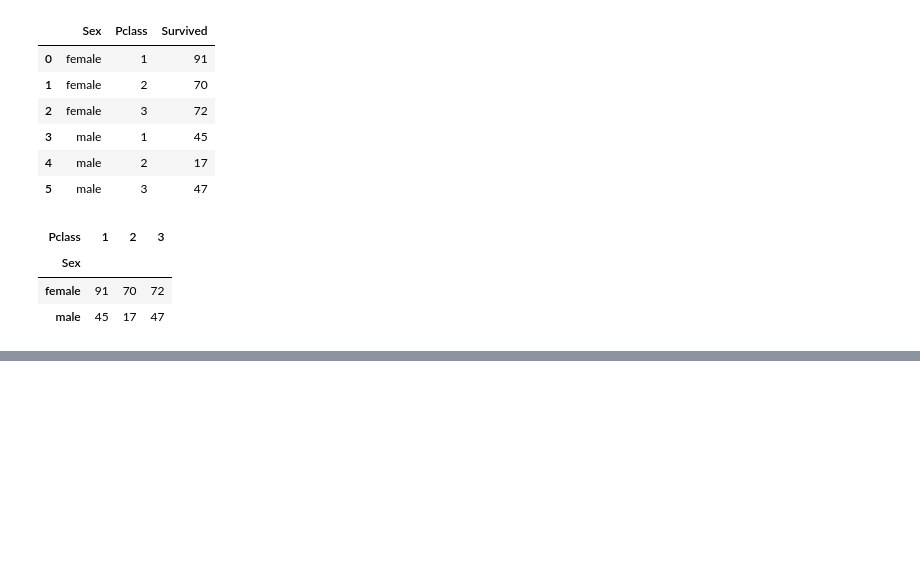
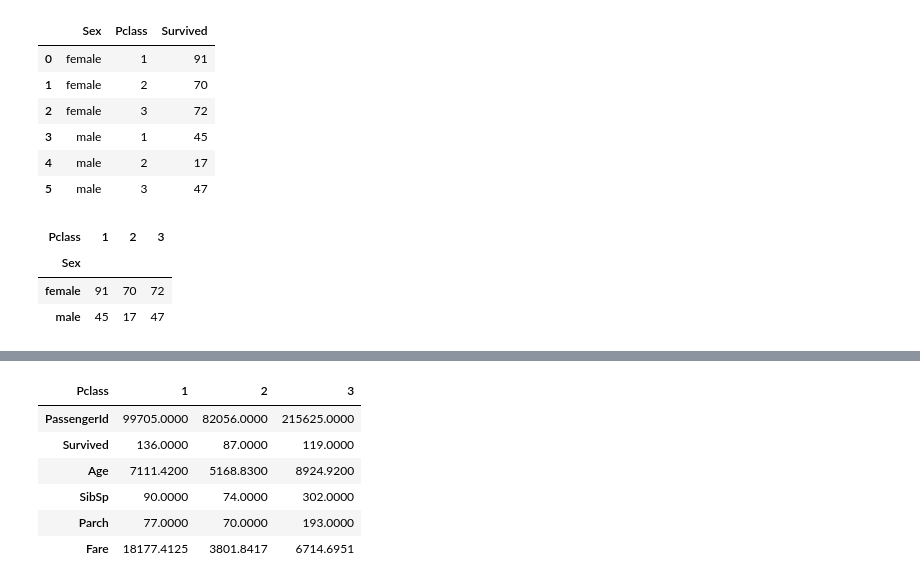
Before and after one commit to prathameshkusram/Data-Science, a Jupyter notebook: Python/Data Toolkit/Pandas3.ipynb, the cells around one changed output, grey strips where cells are left out. Drawn from its saved outputs; the diff is of its cells as text; code cells hidden in the pictures; blank space fills up the shorter version.

```diff
--- a/Python/Data Toolkit/Pandas3.ipynb
+++ b/Python/Data Toolkit/Pandas3.ipynb
@@ -645,0 +656,10 @@ df.groupby('Pclass').sum(numeric_only=Tr)
+# %%
+a.T
+# %% [output]
+| Pclass | 1 | 2 | 3 |
+| PassengerId | 99705.0000 | 82056.0000 | 215625.0000 |
+| Survived | 136.0000 | 87.0000 | 119.0000 |
+| Age | 7111.4200 | 5168.8300 | 8924.9200 |
+| SibSp | 90.0000 | 74.0000 | 302.0000 |
+| Parch | 77.0000 | 70.0000 | 193.0000 |
+| Fare | 18177.4125 | 3801.8417 | 6714.6951 |
```
Also changed, not shown: parts of 5 cells of this notebook.
